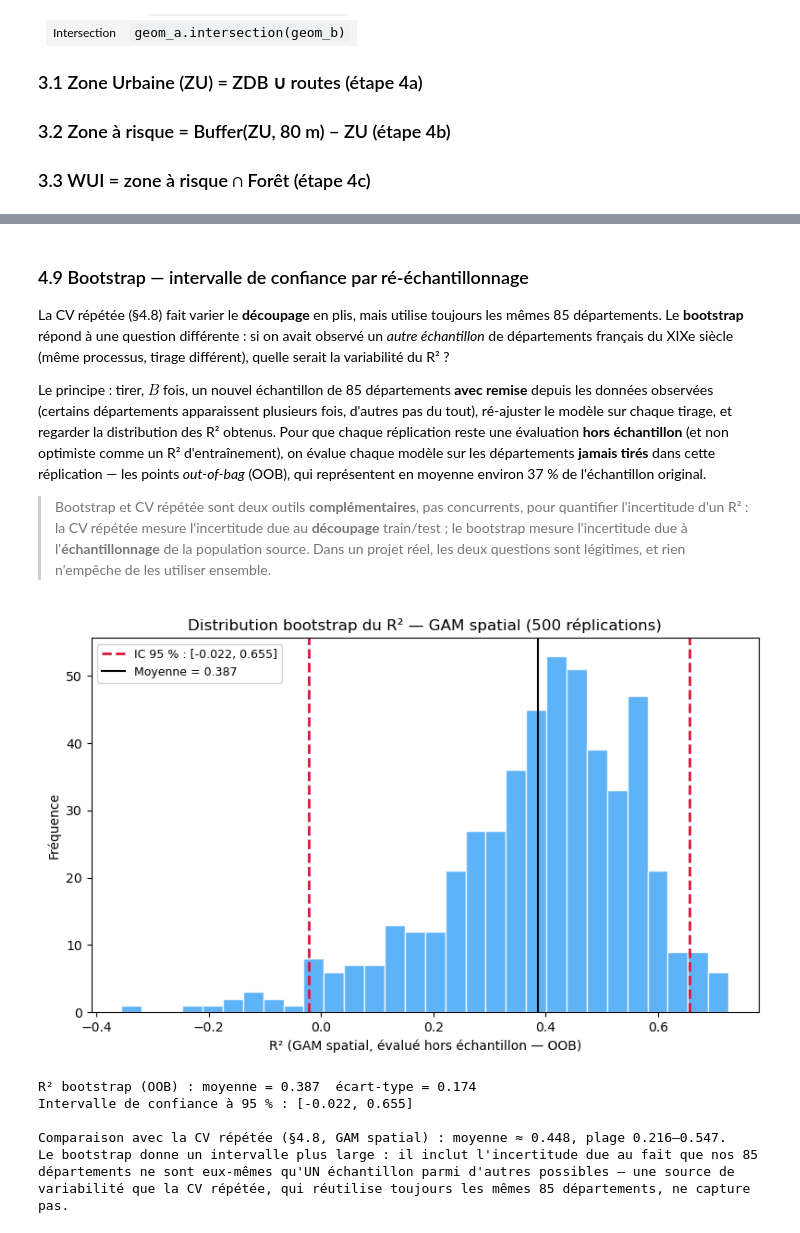
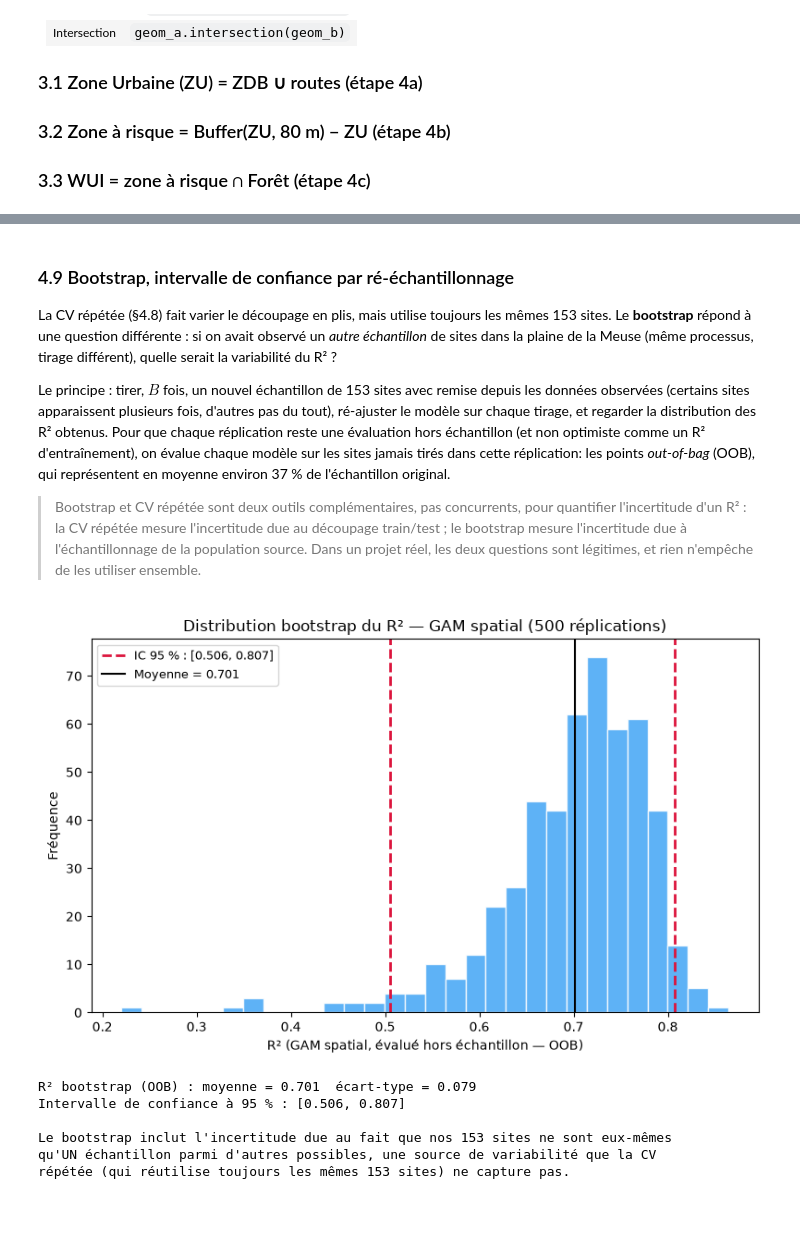
Before and after one commit to gse-unil/2026_Geoinformatique_II, a Jupyter notebook: tps/python/tp-py03.ipynb, the cells around one changed output, grey strips where cells are left out. Cells and saved outputs as stored; diff of their text form; code cells hidden in the pictures.

```diff
--- a/tps/python/tp-py03.ipynb
+++ b/tps/python/tp-py03.ipynb
@@ -52,7 +53,7 @@ foret     = gpd.read_file(GPKG_PATH, layer='Foret').to_crs(CRS_REF)
 buildings = gpd.read_file(GPKG_PATH, layer='Buildings').to_crs(CRS_REF)
 roads     = gpd.read_file(GPKG_PATH, layer='Roads').to_crs(CRS_REF)
 communes  = gpd.read_file(GPKG_PATH, layer='Communes').to_crs(CRS_REF)
-districts = gpd.read_file(GPKG_PATH, layer='Districts').to_crs(CRS_REF)
+districts = gpd.read_file(GPKG_PATH, layer='districts').to_crs(CRS_REF)
 
 print("Couches vectorielles chargées depuis tp3.gpkg :")
 for name, gdf in [
@@ -226,7 +225,7 @@ Dans QGIS, nous avons utilisé l'outil **Zone tampon** pour :
 #   Étape 2 : buffer −75 m pour éliminer les zones peu denses
 # -------------------------------------------------------
 print("Étape 1 : buffer +75 m sur les bâtiments (regroupé)...")
-buf_pos = buildings_clip.geometry.buffer(75).unary_union   # buffer + dissolve
+buf_pos = buildings_clip.geometry.buffer(75).union_all()   # buffer + dissolve
 
 print("Étape 2 : buffer −75 m pour garder uniquement les zones denses (ZDB)...")
 zdb_geom = buf_pos.buffer(-75)
@@ -237,7 +236,7 @@ print(f"  ZDB : aire totale = {zdb_geom.area / 1e6:.2f} km²")
 # 3b — Buffer routes (6 m = moitié de la largeur totale de 12 m)
 # -------------------------------------------------------
 print("\nBuffer routes (6 m)...")
-roads_buf_geom = roads_clip.geometry.buffer(6).unary_union
+roads_buf_geom = roads_clip.geometry.buffer(6).union_all()
 roads_buf = gpd.GeoDataFrame(geometry=[roads_buf_geom], crs=CRS_REF)
 print(f"  Routes bufferisées : aire = {roads_buf_geom.area / 1e6:.2f} km²")
 
@@ -318,7 +313,7 @@ print(f"  Zone à risque (bande 80 m hors ZU) : aire = {zone_risque_geom.area /
 # 4c — Intersection zone risque ∩ Forêt → WUI
 # -------------------------------------------------------
 print("4c — Intersection zone risque ∩ Forêt → WUI...")
-foret_union = foret_clip.geometry.unary_union
+foret_union = foret_clip.geometry.union_all()
 wui_geom = zone_risque_geom.intersection(foret_union)
 wui = gpd.GeoDataFrame(geometry=[wui_geom], crs=CRS_REF)
 print(f"  WUI : aire = {wui_geom.area / 1e6:.2f} km²")
@@ -485,5 +481,5 @@ On commence par un modèle de référence — la régression linéaire multiple
 # %%
-ols = smf.ols('Litercy ~ Wealth + Donatns + Crm_prp', data=guerry).fit()
+ols = smf.ols('zinc ~ dist + elev + om', data=meuse).fit()
 print(f"OLS — R² = {ols.rsquared:.3f}  |  R² adj. = {ols.rsquared_adj:.3f}\n")
 print(ols.summary().tables[1])
 
@@ -491,13 +487,13 @@ print(ols.summary().tables[1])
 fig, axes = plt.subplots(1, 3, figsize=(14, 4))
 from scipy.stats import pearsonr
 for ax, feat, label in zip(axes, features, labels):
-    x = guerry[feat].values
+    x = meuse[feat].values
     r_val, _ = pearsonr(x, y)
     ax.scatter(x, y, s=20, alpha=0.6, color='steelblue')
     m, b = np.polyfit(x, y, 1)
     ax.plot(np.sort(x), m * np.sort(x) + b, color='crimson', linewidth=2)
     ax.set_xlabel(label.replace('\n', ' '))
-    ax.set_ylabel('Alphabétisation (%)')
+    ax.set_ylabel('Zinc (ppm)')
     ax.set_title(f'r = {r_val:.2f}')
 
 plt.suptitle(f"OLS — nuages de points (R² = {ols.rsquared:.3f})", fontsize=12)
@@ -831,59 +832,57 @@ Le GAM spatial, lui, reste nettement positif sur TOUS les tirages : son avantage
 # %% [markdown]
-### 4.9 Bootstrap — intervalle de confiance par ré-échantillonnage
+### 4.9 Bootstrap, intervalle de confiance par ré-échantillonnage
 
-La CV répétée (§4.8) fait varier le **découpage** en plis, mais utilise toujours les mêmes 85 départements. Le **bootstrap** répond à une question différente : si on avait observé un *autre échantillon* de départements français du XIXe siècle (même processus, tirage différent), quelle serait la variabilité du R² ?
+La CV répétée (§4.8) fait varier le découpage en plis, mais utilise toujours les mêmes 153 sites. Le **bootstrap** répond à une question différente : si on avait observé un *autre échantillon* de sites dans la plaine de la Meuse (même processus, tirage différent), quelle serait la variabilité du R² ?
 
-Le principe : tirer, $B$ fois, un nouvel échantillon de 85 départements **avec remise** depuis les données observées (certains départements apparaissent plusieurs fois, d'autres pas du tout), ré-ajuster le modèle sur chaque tirage, et regarder la distribution des R² obtenus. Pour que chaque réplication reste une évaluation **hors échantillon** (et non optimiste comme un R² d'entraînement), on évalue chaque modèle sur les départements **jamais tirés** dans cette réplication — les points *out-of-bag* (OOB), qui représentent en moyenne environ 37 % de l'échantillon original.
+Le principe : tirer, $B$ fois, un nouvel échantillon de 153 sites avec remise depuis les données observées (certains sites apparaissent plusieurs fois, d'autres pas du tout), ré-ajuster le modèle sur chaque tirage, et regarder la distribution des R² obtenus. Pour que chaque réplication reste une évaluation hors échantillon (et non optimiste comme un R² d'entraînement), on évalue chaque modèle sur les sites jamais tirés dans cette réplication: les points *out-of-bag* (OOB), qui représentent en moyenne environ 37 % de l'échantillon original.
 
-> Bootstrap et CV répétée sont deux outils **complémentaires**, pas concurrents, pour quantifier l'incertitude d'un R² : la CV répétée mesure l'incertitude due au **découpage** train/test ; le bootstrap mesure l'incertitude due à l'**échantillonnage** de la population source. Dans un projet réel, les deux questions sont légitimes, et rien n'empêche de les utiliser ensemble.
+> Bootstrap et CV répétée sont deux outils complémentaires, pas concurrents, pour quantifier l'incertitude d'un R² : la CV répétée mesure l'incertitude due au découpage train/test ; le bootstrap mesure l'incertitude due à l'échantillonnage de la population source. Dans un projet réel, les deux questions sont légitimes, et rien n'empêche de les utiliser ensemble.
 # %%
 n_boot = 500
-n = len(guerry)
+n = len(meuse)
 rng_boot = np.random.default_rng(1)
 
 r2_boot = []
 for _ in range(n_boot):
     boot_idx = rng_boot.integers(0, n, size=n)          # tirage avec remise (même taille que l'original)
-    oob_idx  = np.setdiff1d(np.arange(n), boot_idx)     # départements jamais tirés (hors échantillon)
+    oob_idx  = np.setdiff1d(np.arange(n), boot_idx)     # sites jamais tirés (hors échantillon)
     if len(oob_idx) < 5:
         continue   # cas rare : trop peu de points OOB pour évaluer
 
     pipe_boot = make_pipeline(SplineTransformer(n_knots=5, degree=3, knots='quantile'), Ridge(alpha=0.1))
     pipe_boot.fit(X_sp[boot_idx], y[boot_idx])
     r2_boot.append(r2_score(y[oob_idx], pipe_boot.predict(X_sp[oob_idx])))
 
 r2_boot = np.array(r2_boot)
 ci_low, ci_high = np.percentile(r2_boot, [2.5, 97.5])
 
 fig, ax = plt.subplots(figsize=(8, 5))
 ax.hist(r2_boot, bins=30, color='#42a5f5', alpha=0.85, edgecolor='white')
 ax.axvline(ci_low,  color='crimson', linestyle='--', linewidth=2)
 ax.axvline(ci_high, color='crimson', linestyle='--', linewidth=2,
            label=f'IC 95 % : [{ci_low:.3f}, {ci_high:.3f}]')
 ax.axvline(r2_boot.mean(), color='black', linewidth=1.5, label=f'Moyenne = {r2_boot.mean():.3f}')
 ax.set_xlabel('R² (GAM spatial, évalué hors échantillon — OOB)')
 ax.set_ylabel('Fréquence')
 ax.set_title(f'Distribution bootstrap du R² — GAM spatial ({len(r2_boot)} réplications)')
 ax.legend(fontsize=9)
 plt.tight_layout()
 plt.show()
 
 print(f"R² bootstrap (OOB) : moyenne = {r2_boot.mean():.3f}  écart-type = {r2_boot.std():.3f}")
 print(f"Intervalle de confiance à 95 % : [{ci_low:.3f}, {ci_high:.3f}]")
 print()
-print("Comparaison avec la CV répétée (§4.8, GAM spatial) : moyenne ≈ 0.448, plage 0.216–0.547.")
-print("Le bootstrap donne un intervalle plus large : il inclut l'incertitude due au fait que nos 85")
-print("départements ne sont eux-mêmes qu'UN échantillon parmi d'autres possibles — une source de")
-print("variabilité que la CV répétée, qui réutilise toujours les mêmes 85 départements, ne capture pas.")
+print("Le bootstrap inclut l'incertitude due au fait que nos 153 sites ne sont eux-mêmes")
+print("qu'UN échantillon parmi d'autres possibles, une source de variabilité que la CV")
+print("répétée (qui réutilise toujours les mêmes 153 sites) ne capture pas.")
 # %% [output]
-[figure, old version]
+[figure, new version]
-R² bootstrap (OOB) : moyenne = 0.387  écart-type = 0.174
-Intervalle de confiance à 95 % : [-0.022, 0.655]
+R² bootstrap (OOB) : moyenne = 0.701  écart-type = 0.079
+Intervalle de confiance à 95 % : [0.506, 0.807]
 
-Comparaison avec la CV répétée (§4.8, GAM spatial) : moyenne ≈ 0.448, plage 0.216–0.547.
-Le bootstrap donne un intervalle plus large : il inclut l'incertitude due au fait que nos 85
-départements ne sont eux-mêmes qu'UN échantillon parmi d'autres possibles — une source de
-variabilité que la CV répétée, qui réutilise toujours les mêmes 85 départements, ne capture pas.
+Le bootstrap inclut l'incertitude due au fait que nos 153 sites ne sont eux-mêmes
+qu'UN échantillon parmi d'autres possibles, une source de variabilité que la CV
+répétée (qui réutilise toujours les mêmes 153 sites) ne capture pas.
 # %% [markdown]
 ---
 ## Récapitulatif
```
Also changed, not shown: parts of 30 cells of this notebook, 4 other files.
